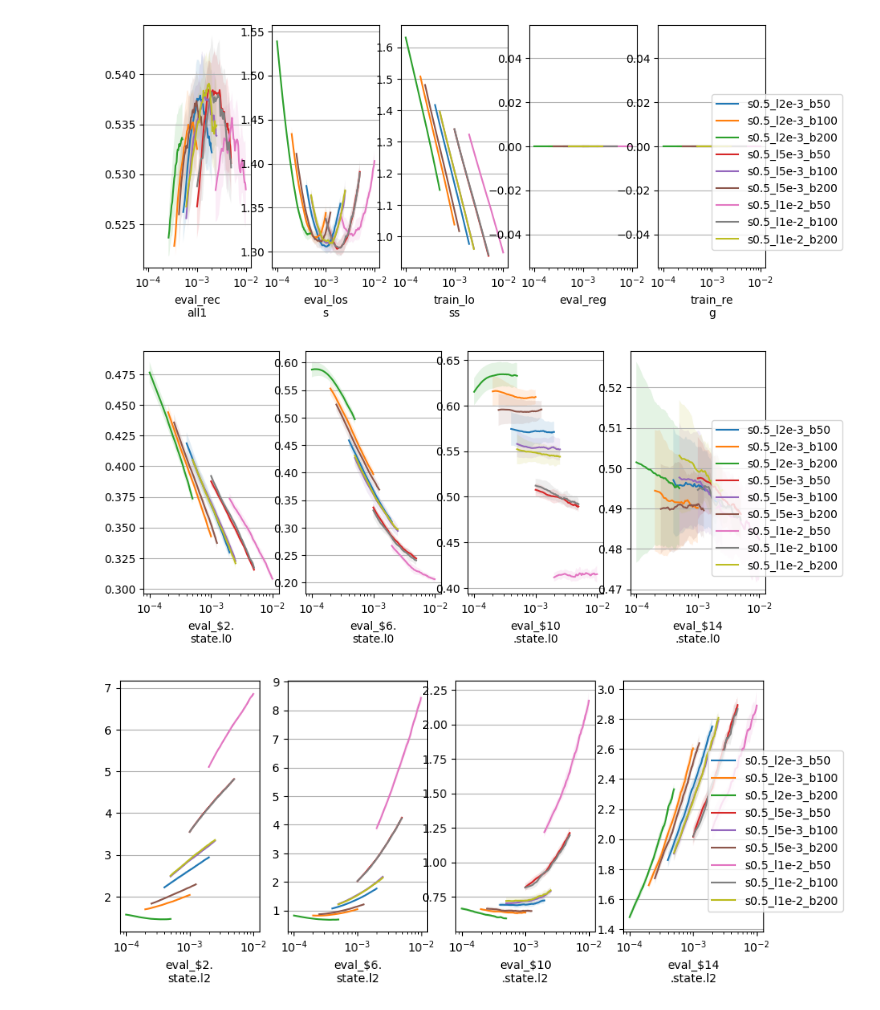
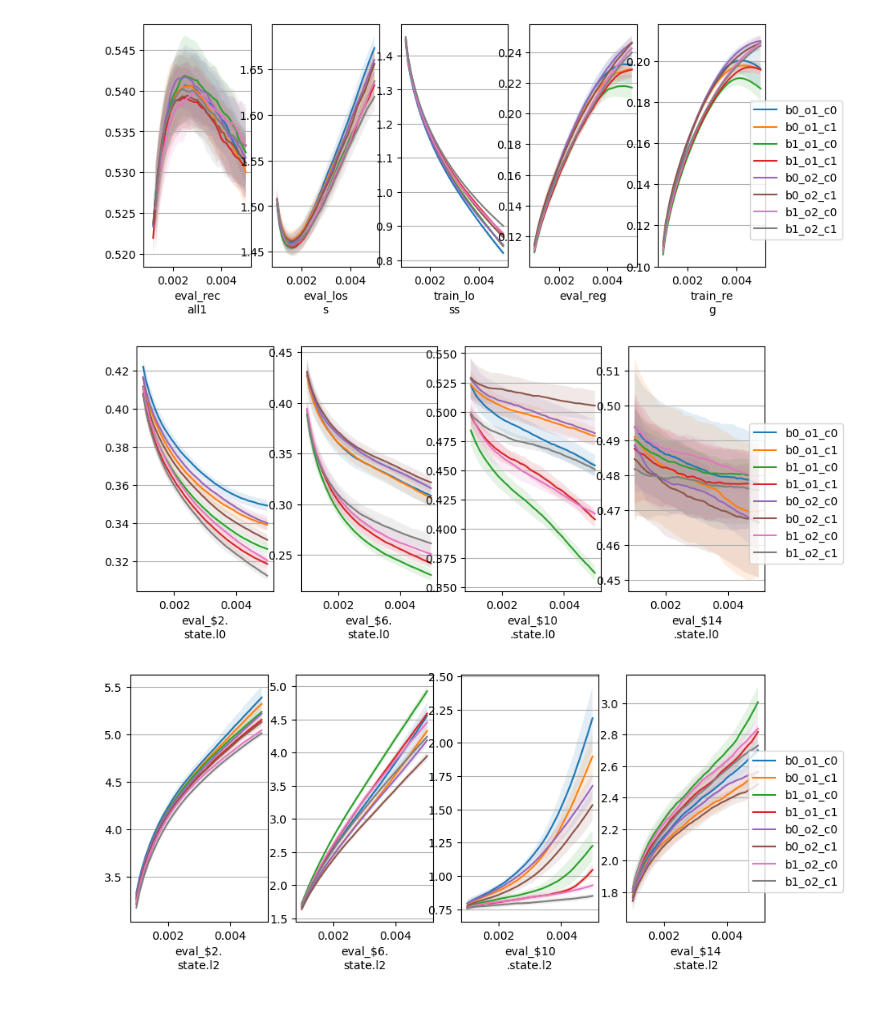
Before and after one commit to yingchenlin/kiln, a Jupyter notebook: dist.ipynb, the cells around one changed output. Saved outputs shown, nothing was run; the diff lists cells and outputs as text; code cells hidden in the pictures.

```diff
--- a/dist.ipynb
+++ b/dist.ipynb
@@ -15,7 +15,7 @@ def read_df(tag2path, samples):
         for sample in range(samples):
             try:
                 with open(f"outputs/{path}_{sample}/config.json") as f:
-                    config = json.read(f)
+                    config = json.load(f)
                     rate = config["fit"]["optimizer"]["learning_rate"] / config["dataset"]["train"]["batch_size"]
                 df = pd.read_json(f"outputs/{path}_{sample}/logs.json")
                 df["tag"] = tag
@@ -72,52 +72,53 @@ def read_weight(state, i, flip):
 #tag2path = [f"cov/cov_{l}_b{b}_o{o}_c{c}" for l in ("mc",) for b in (0, 1) for o in (0, 1, 2) for c in (1,)]
 #tag2path = {s: f"cov/cov_mc_b0_o2_c0{s}" for s in ("", "_lsg", "_wsg", "_psg")}
 #tag2path = {s: f"cov/cov_mc_b0_o2_c0{s}_l2" for s in ("", "_xsg", "_wsg", "_psg", "_lsg", "_gsg", "_hsg")}
-#tag2path = {l: f"cov/cov_mc_b0_o2_c0_{l}" for l in ("l", "l1", "l2", "l3", "l123")}
-#tag2path = {f"{l}": f"cov/cov_mc_b0_o2_c0_{l}" for l in ("l", "l1", "l2", "l3", "l123")}
-#tag2path = {f"{l}": f"cov/cov_mc_b1_o2_c1_{l}" for l in ("l", "l1", "l2", "l3", "l123")}
-#tag2path = {f"{s}_{l}": f"hpo/mean_{s}_{l}" for s in ("s0.0", "s0.2", "s0.5", "s1.0") for l in ("l5e-3",)}
-tag2path = {f"{s}_{l}_{b}": f"hpo/mean_{s}_{l}_{b}" for s in ("s0.5",) for l in ("l2e-3", "l5e-3", "l1e-2") for b in ("b50", "b100", "b200")}
+tag2path = {f"{b}_{o}_{c}": f"dis/cov_mc_{b}_{o}_{c}" for o in ("o1", "o2") for b in ("b0", "b1") for c in ("c0", "c1")}
+#tag2path = {l: f"cov/cov_mc_b1_o2_c1_{l}" for l in ("l", "l1", "l2", "l3", "l123")}
+#tag2path = {f"{l}": f"lyr/mean_{l}" for l in ("l", "l1", "l2", "l3", "l123")}
+#tag2path = {f"{l}_{b}": f"hpo/mean_s0.0_{l}_{b}" for l in ("l2e-3", "l5e-3", "l1e-2") for b in ("b50", "b100", "b200")}
+#tag2path = {"mean": "cov/mean_l123", "cov": "cov/cov_mc_b1_o2_c1_l123"}
 
 samples = 10
 epochs = (50,)
 #states, linears = (3, 6, 9, 11), (1, 4, 7, 10)
+#states, linears = (4, 8, 12, 14), (1, 5, 9, 13)
 states, linears = (2, 6, 10, 14), (1, 5, 9, 13)
 tags_paths_epochs = [(tag, path, epoch) for tag, path in tag2path.items() for epoch in epochs]
 layers = [f"layer {i+1}" for i in range(3)]
 # %%
-def rowplots(df, labels, rolling=5, start=10, stop=50, sharex=True, sharey=False):
+def rowplots(df, labels, rolling=10, start=10, stop=50, sharex=True, sharey=False):
     fig, axes = plt.subplots(
         1, len(labels), figsize=(10, 4),
         sharex=sharex, sharey=sharey,
         facecolor="w", dpi=100)
     if len(labels) == 1:
         axes = [axes]
     df = df[(df.index >= start-rolling)&(df.index < stop)]
     df_mean = df.groupby(["tag", "epoch"], sort=False).mean().reset_index().set_index("epoch").groupby("tag", sort=False)
     df_var = df.groupby(["tag", "epoch"], sort=False).var().reset_index().set_index("epoch").groupby("tag", sort=False)
     for ax, label in zip(axes, labels):
         ax.set_xlabel(f"{label[:8]}\n{label[8:]}")
         ax.grid(axis="y")
-        ax.set_xscale("log")
+        #ax.set_xscale("log")
         for (tag, mean), (_, var) in zip(df_mean[label], df_var[label]):
             if rolling > 0:
                 mean = mean.rolling(rolling).mean()
                 var = var.rolling(rolling).mean()
             std = np.sqrt(var)
             ax.plot(mean.index, mean, label=tag)
             ax.fill_between(mean.index, mean-std, mean+std, alpha=0.125)
         #ax.set_ylim(bottom=0)
     fig.legend(*axes[0].get_legend_handles_labels(), "right")
 
 df = read_df(tag2path, samples)
-df["eval_recall1"] = df["eval_recall1"].mask(df["eval_recall1"] < 0.52)
+df["eval_recall1"] = df["eval_recall1"].mask(df["eval_recall1"] < 0.50)
 rowplots(df, ["eval_recall1", "eval_loss", "train_loss", "eval_reg", "train_reg"])
 rowplots(df, [f"eval_${i}.state.l0" for i in states])
 rowplots(df, [f"eval_${i}.state.l2" for i in states])
 rowplots(df, [f"eval_${i}.weight.l2" for i in linears])
 rowplots(df, [f"eval_${i}.bias.l2" for i in linears])
 None
 # %% [output]
-[figure, old version]
+[figure, new version]
-[figure, old version]
+[figure, new version]
-[figure, old version]
+[figure, new version]
```
Also changed, not shown: parts of 2 cells of this notebook, 2 other files.
